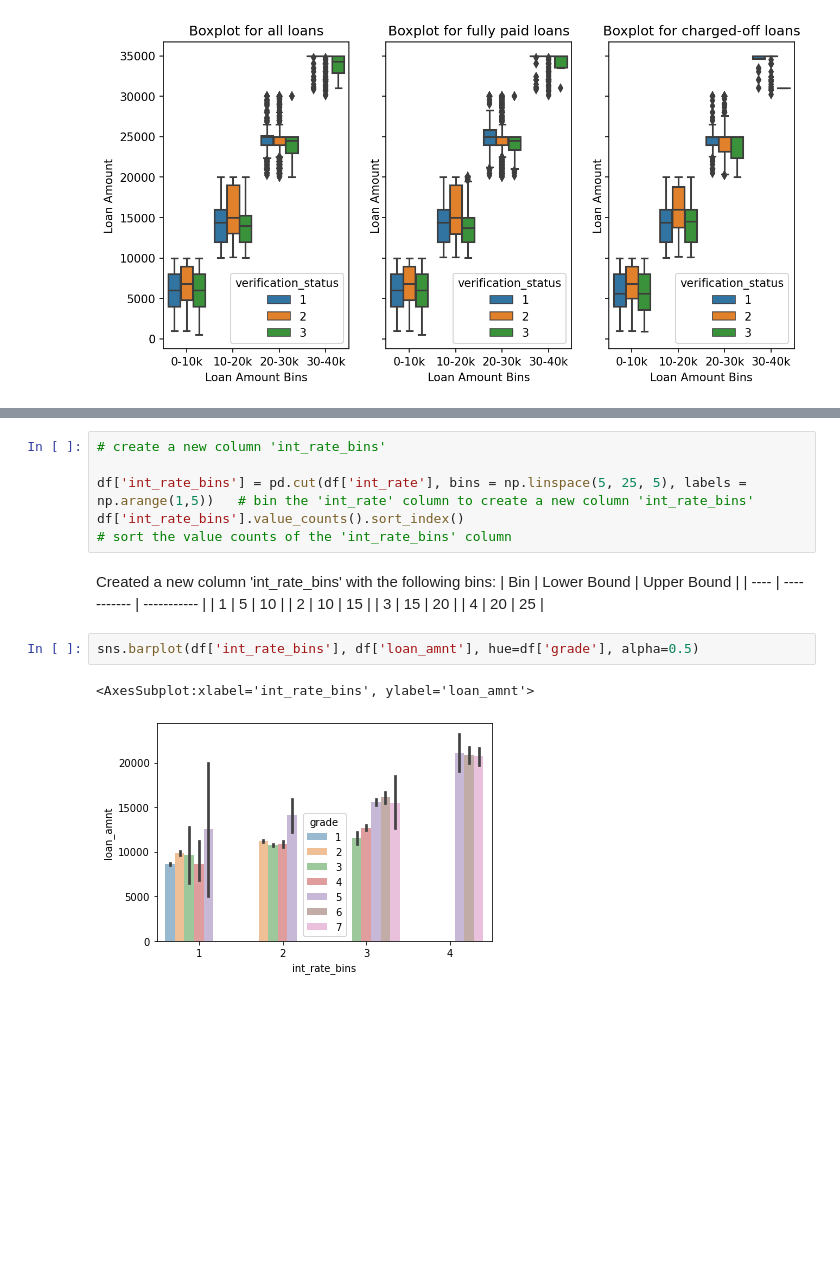
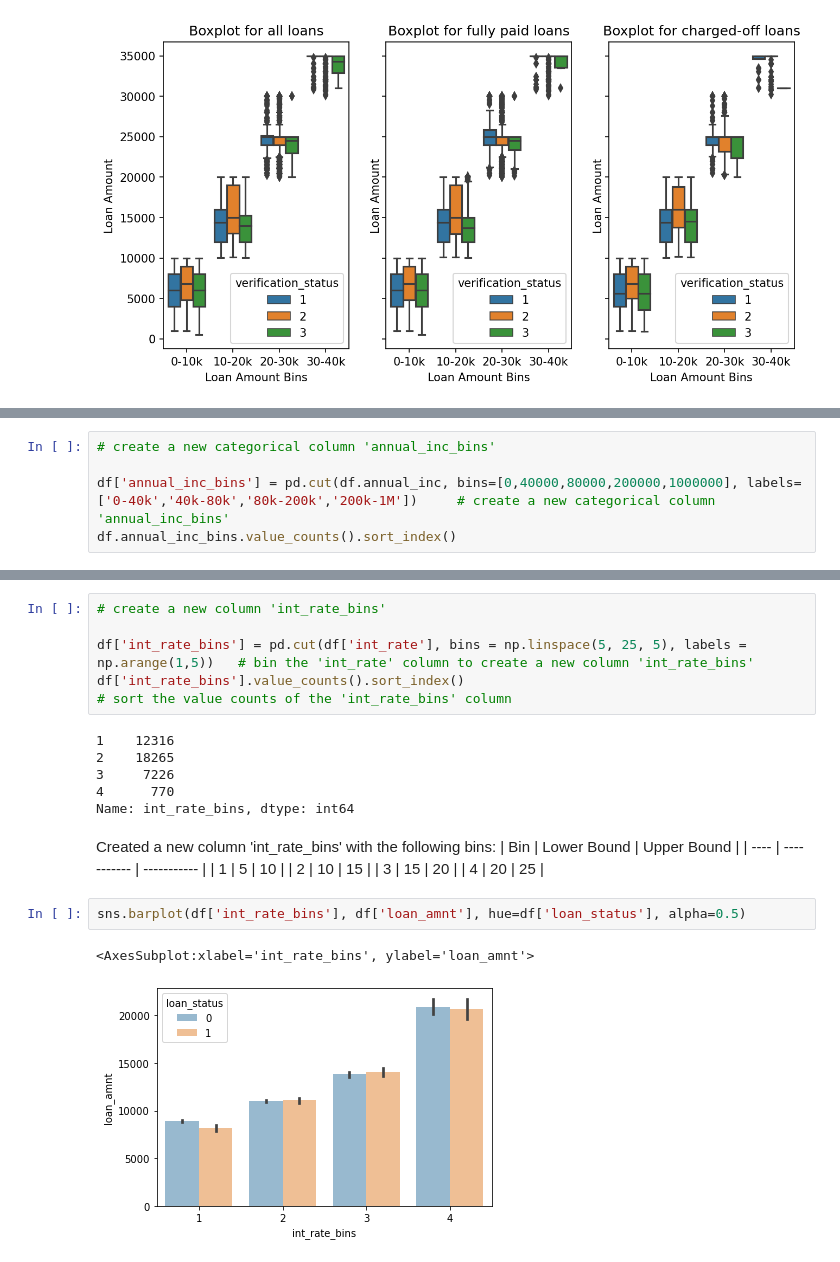
Before and after one commit to vulchinithin/LendingClubCaseStudy, a Jupyter notebook: data_cleaning_final.ipynb, the cells around one changed output, grey strips where cells are left out. Cells and saved outputs as stored; diff of their text form; blank space fills up the shorter version.

```diff
--- a/data_cleaning_final.ipynb
+++ b/data_cleaning_final.ipynb
@@ -1345,0 +1442,5 @@ plt.show()
+# %%
+# create a new categorical column 'annual_inc_bins'
+
+df['annual_inc_bins'] = pd.cut(df.annual_inc, bins=[0,40000,80000,200000,1000000], labels=['0-40k','40k-80k','80k-200k','200k-1M'])     # create a new categorical column 'annual_inc_bins'
+df.annual_inc_bins.value_counts().sort_index()
@@ -1348,6 +1543,12 @@ plt.show()
 
 df['int_rate_bins'] = pd.cut(df['int_rate'], bins = np.linspace(5, 25, 5), labels = np.arange(1,5))   # bin the 'int_rate' column to create a new column 'int_rate_bins'
 df['int_rate_bins'].value_counts().sort_index()                                                       # sort the value counts of the 'int_rate_bins' column
+# %% [output]
+1    12316
+2    18265
+3     7226
+4      770
+Name: int_rate_bins, dtype: int64
 # %% [markdown]
 Created a new column 'int_rate_bins' with the following bins:
 | Bin | Lower Bound | Upper Bound |
@@ -1357,7 +1558,7 @@ Created a new column 'int_rate_bins' with the following bins:
 | 3 | 15 | 20 |
 | 4 | 20 | 25 |
 # %%
-sns.barplot(df['int_rate_bins'], df['loan_amnt'], hue=df['grade'], alpha=0.5)
+sns.barplot(df['int_rate_bins'], df['loan_amnt'], hue=df['loan_status'], alpha=0.5)
 # %% [output]
 <AxesSubplot:xlabel='int_rate_bins', ylabel='loan_amnt'>
-[figure, old version]
+[figure, new version]
```
Also changed, not shown: parts of 34 cells of this notebook.
